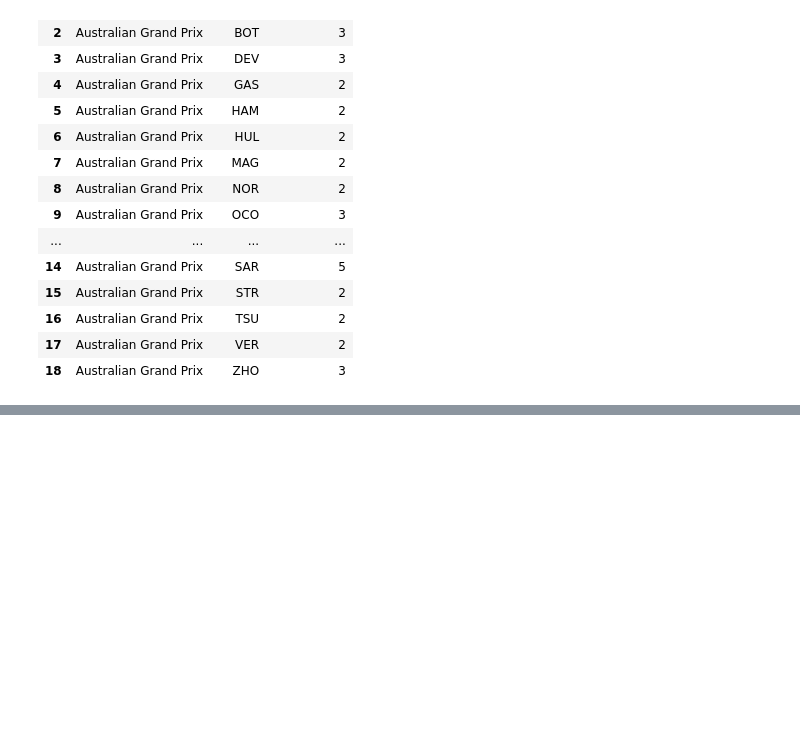
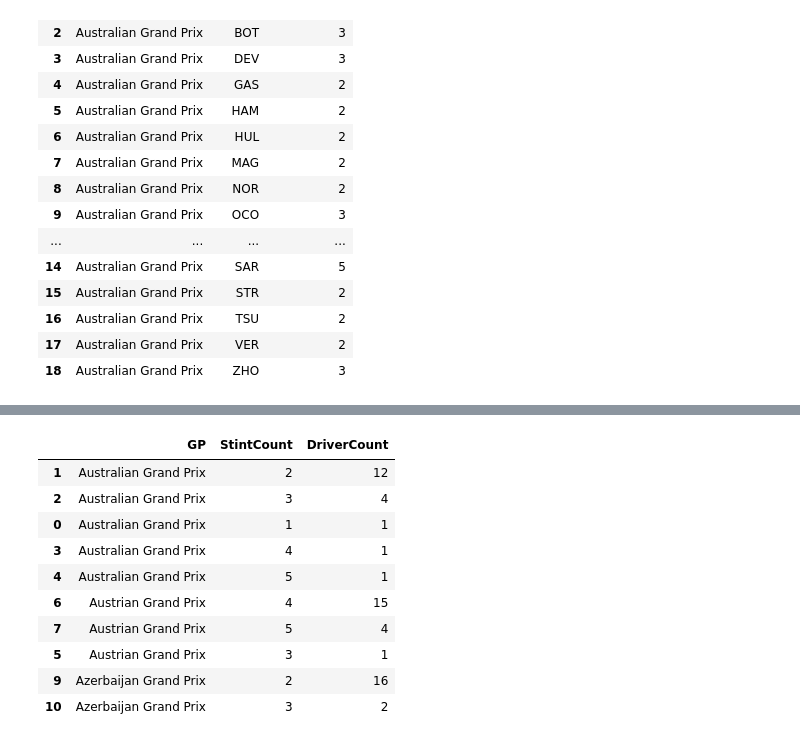
Before and after one commit to UsualSuspect09/F1-Race-Strat-Engine, a Jupyter notebook: Feature_Engg_2023.ipynb, the cells around one changed output, grey strips where cells are left out. Cells and saved outputs as stored; diff of their text form; code cells hidden in the pictures; blank space fills up the shorter version.

```diff
--- a/Feature_Engg_2023.ipynb
+++ b/Feature_Engg_2023.ipynb
@@ -1509,0 +1582,16 @@ stints_per_driver[stints_per_driver['GP'] == 'Australian Grand Prix']
+# %%
+# step 2: sorting in descending order by DriverCount within each GP
+gp_stint_count = gp_stint_count.sort_values(by=['GP', 'DriverCount'], ascending=[True, False])
+gp_stint_count.head(10)
+# %% [output]
+|  | GP | StintCount | DriverCount |
+| 1 | Australian Grand Prix | 2 | 12 |
+| 2 | Australian Grand Prix | 3 | 4 |
+| 0 | Australian Grand Prix | 1 | 1 |
+| 3 | Australian Grand Prix | 4 | 1 |
+| 4 | Australian Grand Prix | 5 | 1 |
+| 6 | Austrian Grand Prix | 4 | 15 |
+| 7 | Austrian Grand Prix | 5 | 4 |
+| 5 | Austrian Grand Prix | 3 | 1 |
+| 9 | Azerbaijan Grand Prix | 2 | 16 |
+| 10 | Azerbaijan Grand Prix | 3 | 2 |
```
Also changed, not shown: parts of 10 cells of this notebook.
